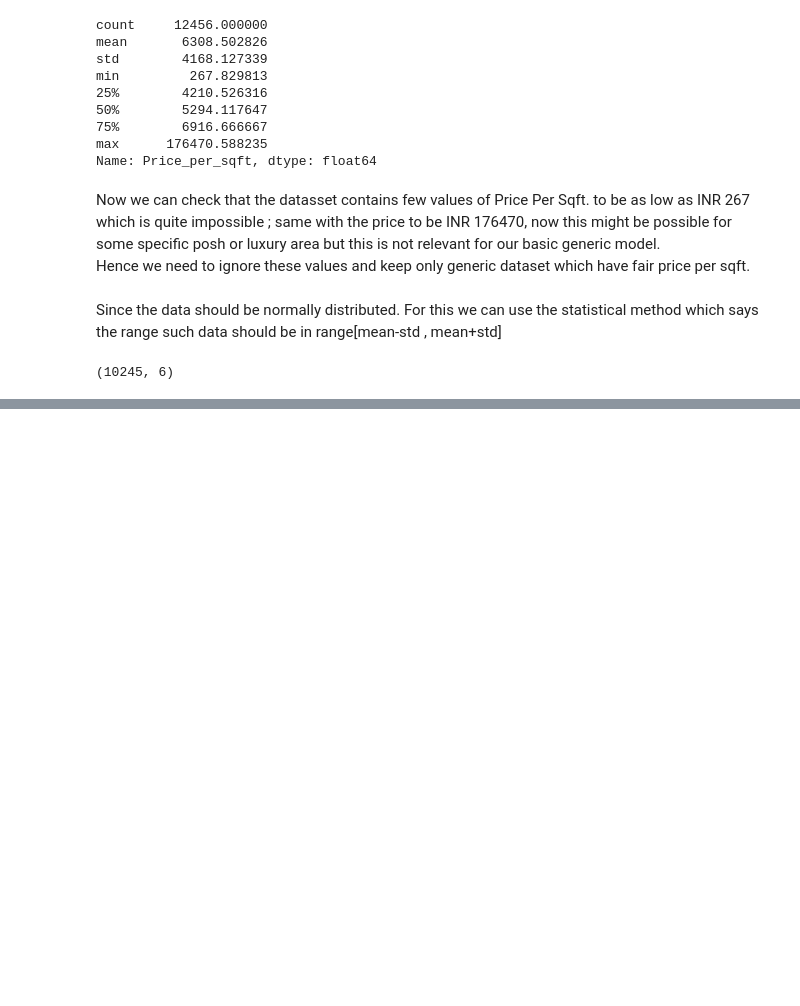
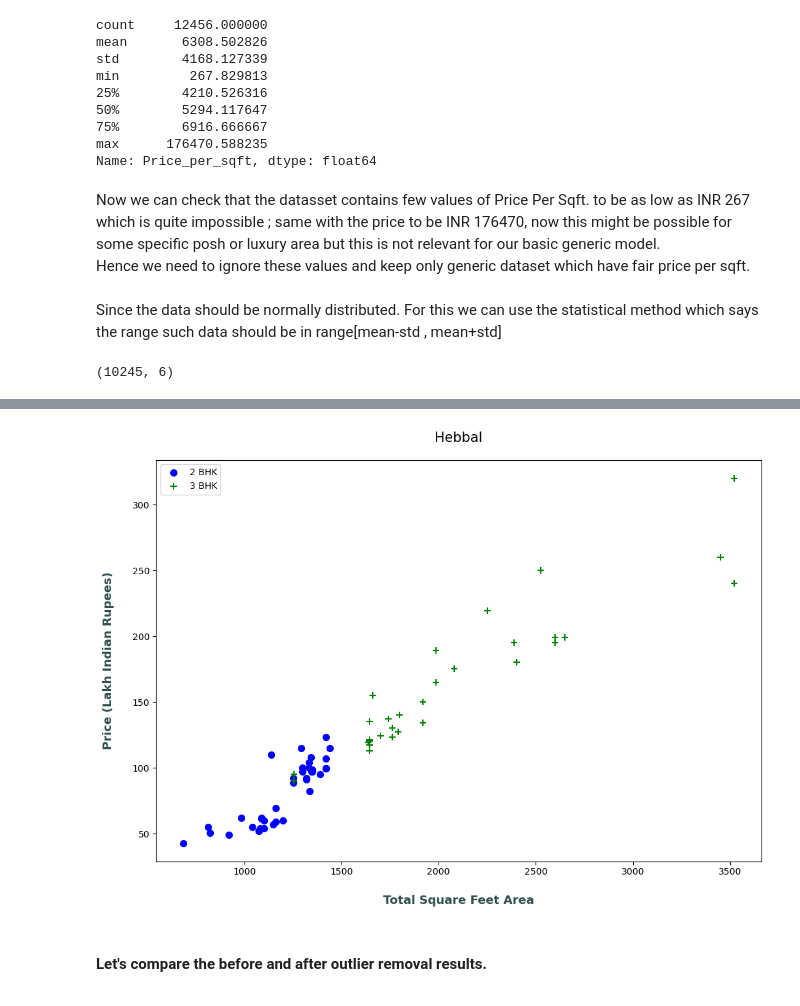
Before and after one commit to Codealpha07/Real-Estate-Price-Estimation, a Jupyter notebook: Model/Prediction_Model.ipynb, the cells around one changed output, grey strips where cells are left out. Drawn from its saved outputs; the diff is of its cells as text; code cells hidden in the pictures; blank space fills up the shorter version.

```diff
--- a/Model/Prediction_Model.ipynb
+++ b/Model/Prediction_Model.ipynb
@@ -358,0 +394,6 @@ plot_scatter_pps(df7,"Hebbal")
+# %%
+plot_scatter_pps(df8, "Hebbal")
+# %% [output]
+[figure, added]
+# %% [markdown]
+<b><h4>Let's compare the before and after outlier removal results.</h4></b>
```
Also changed, not shown: parts of 12 cells of this notebook, 3 other files.
